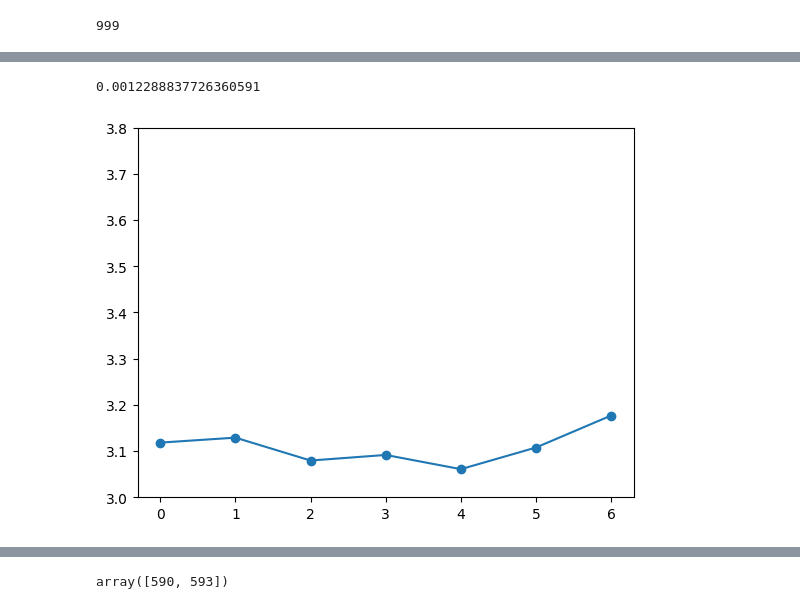
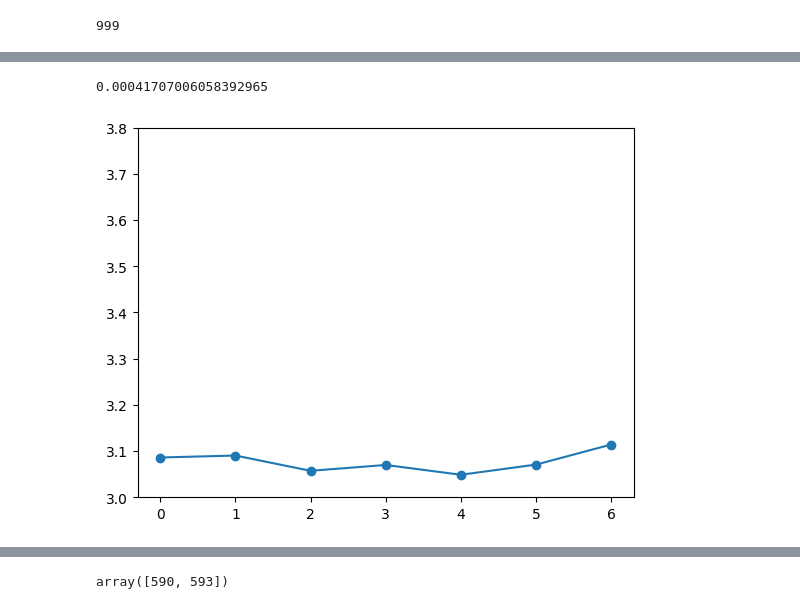
Before and after one commit to lavakin/ga_for_hourglass, a Jupyter notebook: pyGAD_implementation.ipynb, the cells around one changed output, grey strips where cells are left out. Saved outputs shown, nothing was run; the diff lists cells and outputs as text; code cells hidden in the pictures.

```diff
--- a/pyGAD_implementation.ipynb
+++ b/pyGAD_implementation.ipynb
@@ -112,7 +157,7 @@ def get_sol_from_indices(indices):
     return ones
 # %%
 def create_population(size,init_num_removed):
-    return np.array([random.choices([0,1], weights=(1, high_var.shape[0]/init_num_removed), k=high_var.shape[0]) for _  in range(size)])
+    return np.array([random.choices([0,1], weights=(1, random.randint(1,high_var.shape[0]//init_num_removed)), k=high_var.shape[0]) for _  in range(size)])
 # %%
 print_curve(np.ones(high_var.shape[0]), label="all genes")
 # %% [output]
@@ -132,2 +188,7 @@ def mutation_func(offspring, ga_instance):
 
     return offspring
+# %%
+def on_gen(ga_instance):
+    if ga_instance.generations_completed % 5 == 1:
+        print("Generation : ", ga_instance.generations_completed)
+        print("Fitness of the best solution :", ga_instance.best_solution()[1])
@@ -148,20 +266,24 @@ logger.addHandler(console_handler)
 """
 def run_GA():
     #prev_solution = solution
-    num_threads = 6
-    population = create_population(150,30)
+    num_threads = 4
+    pop_size = 1800
+    population = create_population(pop_size,10)
 
-    ga_instance = pygad.GA(num_generations=330,
-                        num_parents_mating=35,
-                        fitness_func=fitness_batch,
+    ga_instance = pygad.GA(num_generations=90,
+                        num_parents_mating=round(pop_size * 0.15),
+                        fitness_func=fitness,
                         fitness_batch_size=population.shape[0],
                         initial_population=population,
-                        mutation_type=mutation_func,
-                        crossover_probability=0.07,
-                        mutation_probability=0.2,
+                        on_generation=on_gen,
+                        mutation_type=mutation_func2,
+                        #crossover_type=crossover_funct,
+                        crossover_probability=0.2,
+                        mutation_probability=0.6,
                         init_range_low=0,
                         init_range_high=2,
                         gene_type=int,
+
                         crossover_type="scattered",
                         parallel_processing=["thread", num_threads],
                         save_best_solutions=True,
@@ -177 +320,3 @@ ga_instance = run_GA()
+# %%
+prev_ga = ga_instance
 # %%
@@ -220,10 +371,10 @@ stats = solutions[0][1]
 # %%
 solutions = np.array(solutions)
 # %%
-common_removed = arr.iloc[high_var.index.values[np.logical_and(solution == 0, prev_solution == 0)],:]
-com_rem_arr = np.logical_or(solution == 1, prev_solution == 1)
+common_removed = arr.iloc[high_var.index.values[np.logical_and(ga_instance.best_solution()[0] == 0, prev_ga.best_solution()[0] == 0)],:]
+com_rem_arr = np.logical_or(ga_instance.best_solution()[0] == 1, prev_ga.best_solution()[0] == 1)
 print_curve(com_rem_arr)
 # %% [output]
-0.0012288837726360591
+0.00041707006058392965
-[figure, old version]
+[figure, new version]
 # %%
```
Also changed, not shown: parts of 38 cells of this notebook.
